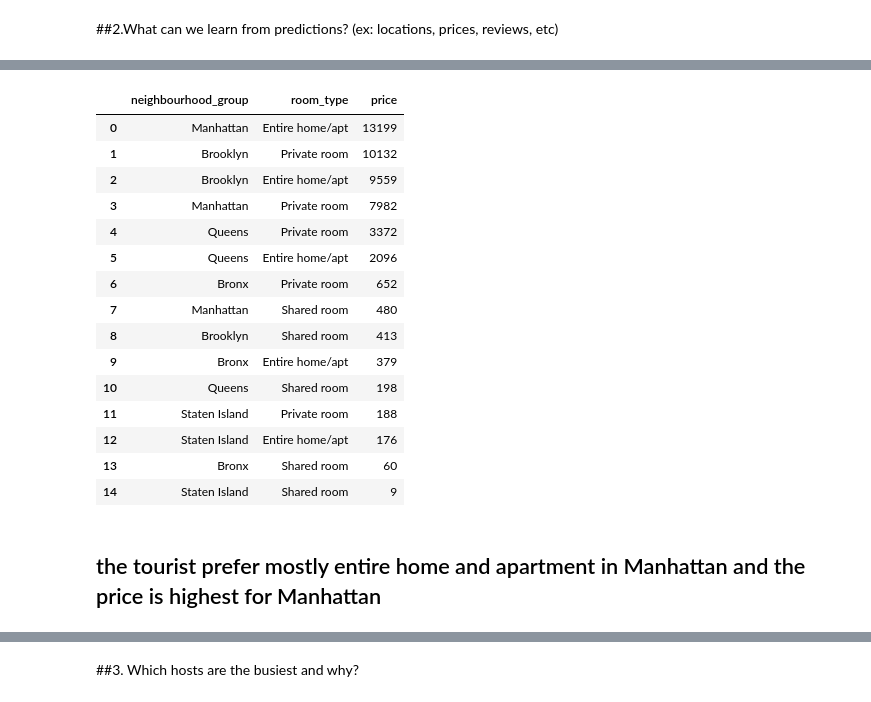
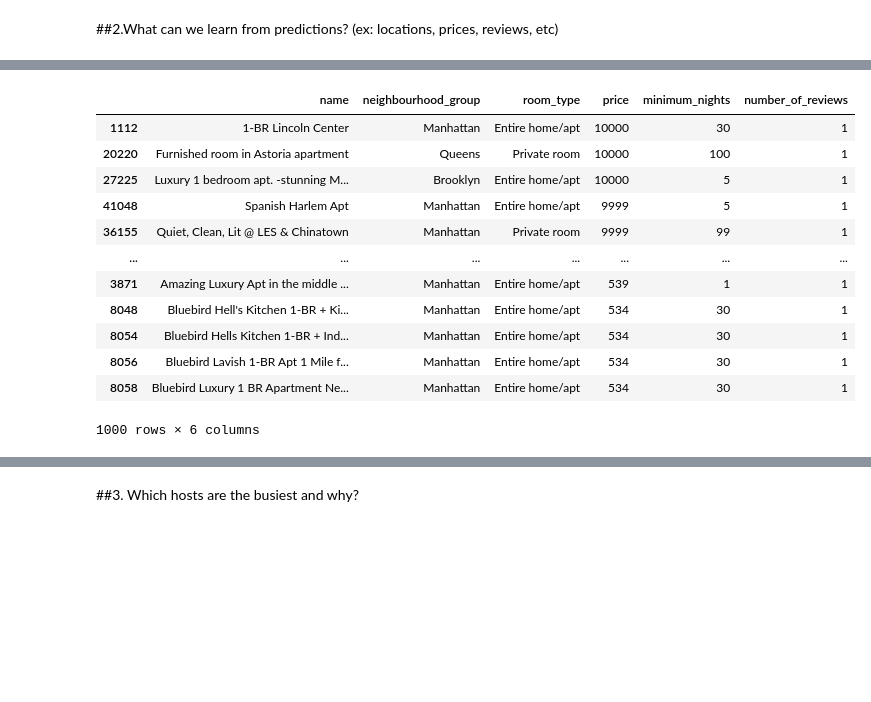
Before and after one commit to KartikKumar7070/Airbnb-Dataset, a Jupyter notebook: Airbnb_Bookings_Analysis_Capstone_Project.ipynb, the cells around one changed output, grey strips where cells are left out. Saved outputs shown, nothing was run; the diff lists cells and outputs as text; code cells hidden in the pictures; blank space fills up the shorter version.

```diff
--- a/Airbnb_Bookings_Analysis_Capstone_Project.ipynb
+++ b/Airbnb_Bookings_Analysis_Capstone_Project.ipynb
@@ -208,21 +200,18 @@ df.head()
 # %%
-df.groupby(['neighbourhood_group','room_type',''])['price'].count().sort_values(ascending=False).reset_index()
+area_review = df.groupby(['name','neighbourhood_group','room_type','price','minimum_nights'])['number_of_reviews'].count().reset_index()
+price_review = area_review.sort_values(by='price',ascending=False).head(1000)
+price_review
 # %% [output]
-|  | neighbourhood_group | room_type | price |
-| 0 | Manhattan | Entire home/apt | 13199 |
-| 1 | Brooklyn | Private room | 10132 |
-| 2 | Brooklyn | Entire home/apt | 9559 |
-| 3 | Manhattan | Private room | 7982 |
-| 4 | Queens | Private room | 3372 |
-| 5 | Queens | Entire home/apt | 2096 |
-| 6 | Bronx | Private room | 652 |
-| 7 | Manhattan | Shared room | 480 |
-| 8 | Brooklyn | Shared room | 413 |
-| 9 | Bronx | Entire home/apt | 379 |
-| 10 | Queens | Shared room | 198 |
-| 11 | Staten Island | Private room | 188 |
-| 12 | Staten Island | Entire home/apt | 176 |
-| 13 | Bronx | Shared room | 60 |
-| 14 | Staten Island | Shared room | 9 |
+|  | name | neighbourhood_group | room_type | price | minimum_nights | number_of_reviews |
+| 1112 | 1-BR Lincoln Center | Manhattan | Entire home/apt | 10000 | 30 | 1 |
+| 20220 | Furnished room in Astoria apartment | Queens | Private room | 10000 | 100 | 1 |
+| 27225 | Luxury 1 bedroom apt. -stunning M... | Brooklyn | Entire home/apt | 10000 | 5 | 1 |
+| 41048 | Spanish Harlem Apt | Manhattan | Entire home/apt | 9999 | 5 | 1 |
+| 36155 | Quiet, Clean, Lit @ LES & Chinatown | Manhattan | Private room | 9999 | 99 | 1 |
+| ... | ... | ... | ... | ... | ... | ... |
+| 3871 | Amazing Luxury Apt in the middle ... | Manhattan | Entire home/apt | 539 | 1 | 1 |
+| 8048 | Bluebird Hell's Kitchen 1-BR + Ki... | Manhattan | Entire home/apt | 534 | 30 | 1 |
+| 8054 | Bluebird Hells Kitchen 1-BR + Ind... | Manhattan | Entire home/apt | 534 | 30 | 1 |
+| 8056 | Bluebird Lavish 1-BR Apt 1 Mile f... | Manhattan | Entire home/apt | 534 | 30 | 1 |
+| 8058 | Bluebird Luxury 1 BR Apartment Ne... | Manhattan | Entire home/apt | 534 | 30 | 1 |
+1000 rows × 6 columns
-# %% [markdown]
-## the tourist prefer mostly entire home and apartment in Manhattan and the price is highest for Manhattan
```
Also changed, not shown: parts of 29 cells of this notebook.
